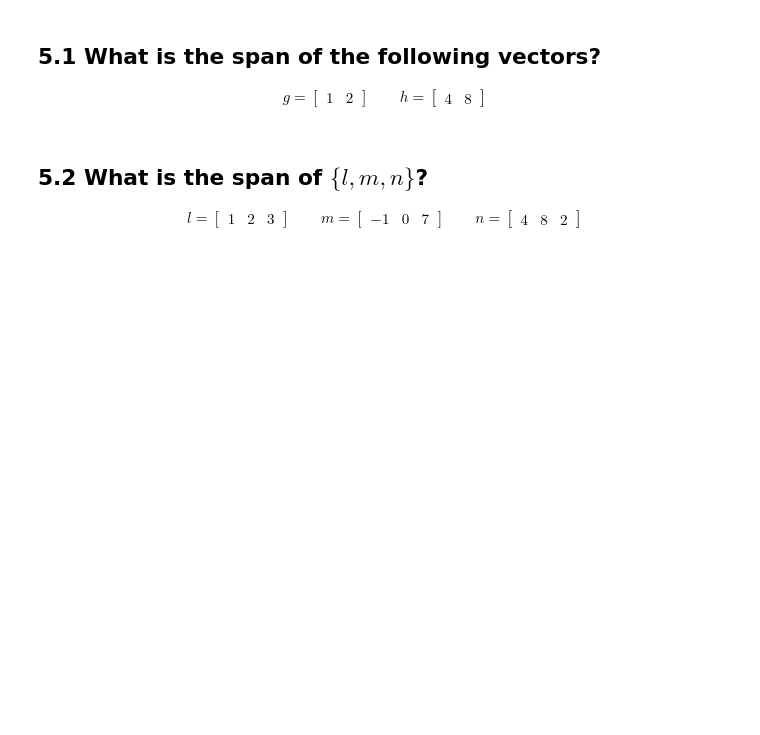
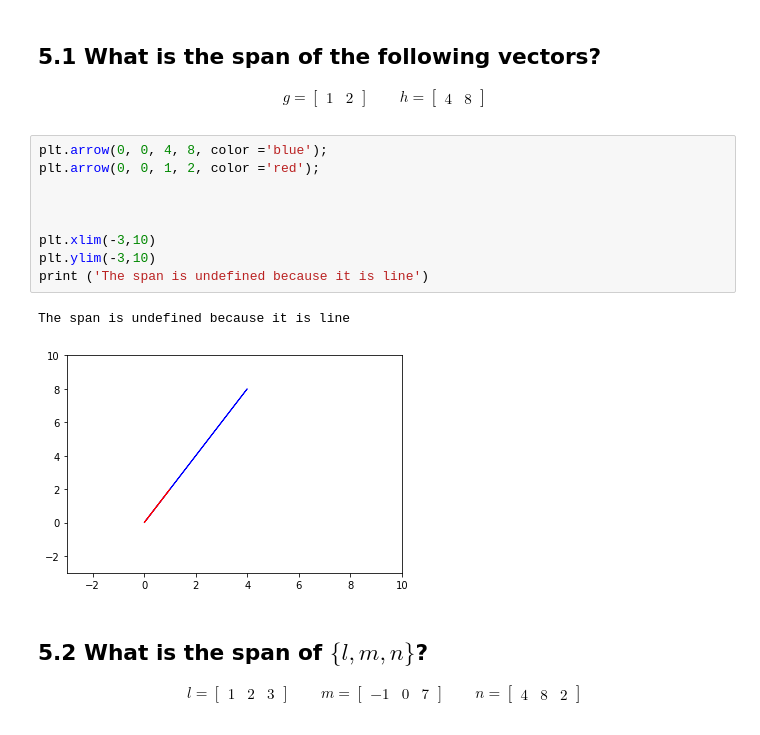
Before and after one commit to njaiprakash/DS-Unit-1-Sprint-3-Linear-Algebra, a Jupyter notebook: module2-intermediate-linear-algebra/LS_DS_132_Intermediate_Linear_Algebra_Assignment.ipynb, the cells around one changed output. Saved outputs shown, nothing was run; the diff lists cells and outputs as text; blank space fills up the shorter version.

```diff
--- a/module2-intermediate-linear-algebra/LS_DS_132_Intermediate_Linear_Algebra_Assignment.ipynb
+++ b/module2-intermediate-linear-algebra/LS_DS_132_Intermediate_Linear_Algebra_Assignment.ipynb
@@ -221,6 +261,18 @@ g = \begin{bmatrix} 1 & 2 \end{bmatrix}
 \qquad
 h = \begin{bmatrix} 4 & 8 \end{bmatrix}
 \end{align}
+# %%
+plt.arrow(0, 0, 4, 8, color ='blue');
+plt.arrow(0, 0, 1, 2, color ='red');
+
+
+
+plt.xlim(-3,10)
+plt.ylim(-3,10)
+print ('The span is undefined because it is line')
+# %% [output]
+The span is undefined because it is line
+[figure, added]
 # %% [markdown]
 ## 5.2 What is the span of $\{l, m, n\}$?
 
```
Also changed, not shown: parts of 13 cells of this notebook.
